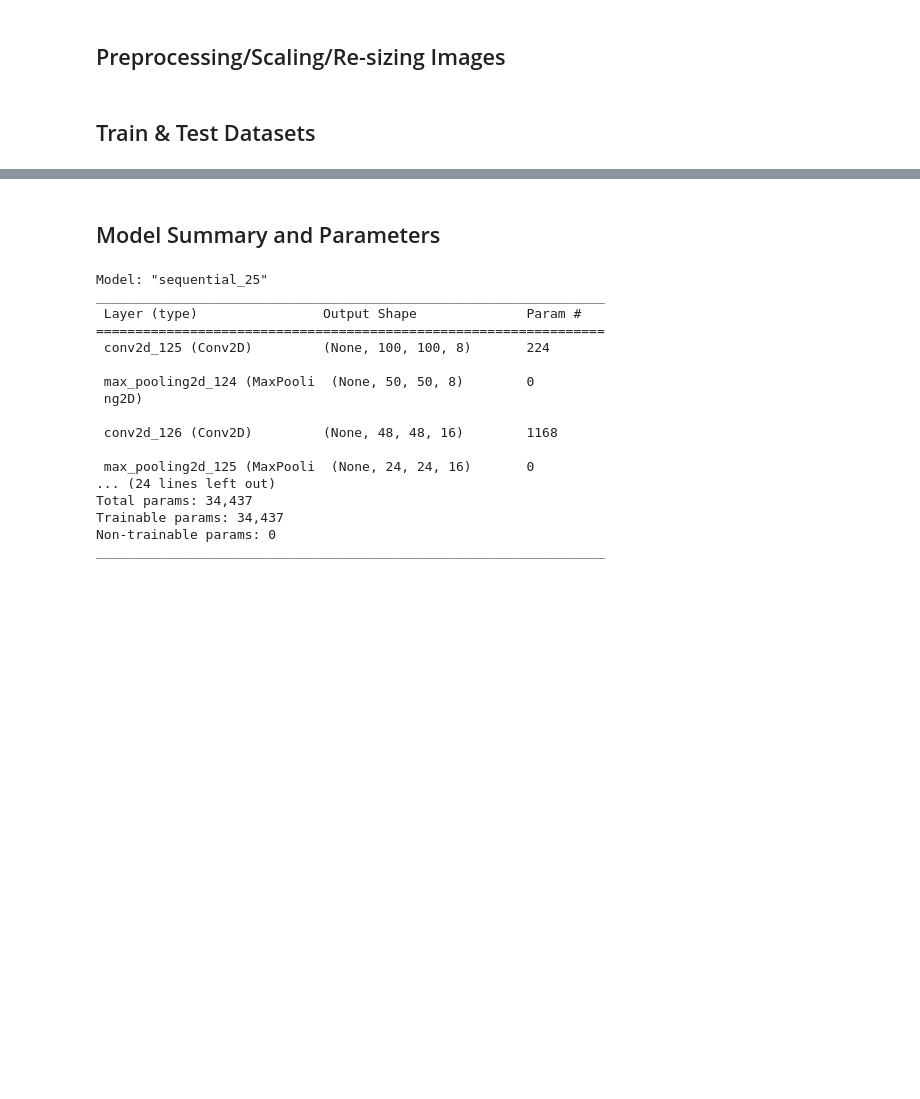
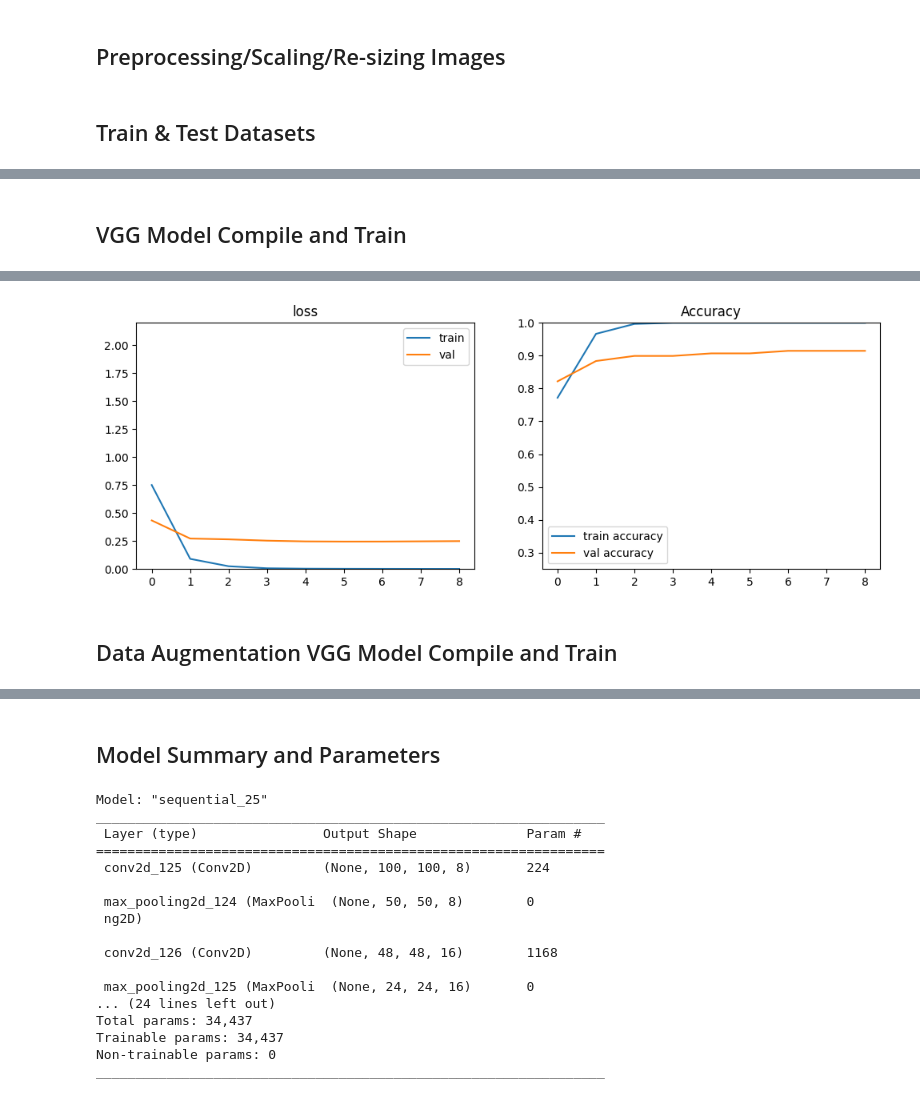
Before and after one commit to Matuschkalulu/traffic_signs, a Jupyter notebook: mjatheendran_base_model.ipynb, the cells around one changed output, grey strips where cells are left out. Drawn from its saved outputs; the diff is of its cells as text; code cells hidden in the pictures; blank space fills up the shorter version.

```diff
--- a/mjatheendran_base_model.ipynb
+++ b/mjatheendran_base_model.ipynb
@@ -194,0 +167,19 @@ model=initialize_model()
+# %%
+def initialize_VGG_model():
+
+    base_model= VGG16(weights='imagenet', input_shape=X_train_preproc[0,:,:].shape, include_top=False)
+    base_model.trainable=False
+    last_layer= base_model.output
+
+    x= Flatten()(last_layer)
+    x= Dense(1024, activation= 'relu')(x)
+    x= Dense(512, activation= 'relu')(x)
+    x= Dense(10, activation= 'relu')(x)
+    output= Dense(1, activation= 'sigmoid')(x)
+
+    model= Model(base_model.input, output)
+
+    model.compile(loss='binary_crossentropy',
+                optimizer = Adam(learning_rate= 1e-4),
+                metrics=['accuracy'])
+    return model
@@ -221,0 +314,22 @@ Epoch 16/25
+# %% [markdown]
+## VGG Model Compile and Train
+# %%
+def train_VGG_model(model, X, y, validation_split, batch_size, patience):
+
+    es= EarlyStopping(patience=patience, restore_best_weights=True, monitor= 'val_accuracy')
+    history= model.fit(X, y, validation_split=validation_split, batch_size=batch_size, epochs=50, callbacks=[es],\
+                  verbose=1)
+    return model, history
+
+def model_VGG_evaluate(model, X, y):
+
+    score= model.evaluate(X, y)[1]
+    print(f"✅ Model evaluated, Accuracy: {round(score, 2)}")
+    return f'Test score= {score:.2f}'
+
+print(Fore.YELLOW + f"\nProcessing using VGG Model..." + Style.RESET_ALL)
+model= initialize_VGG_model()
+model, history= train_VGG_model(model, X_train_preproc, y_train, 0.3, 32, 2)
+plot_history(history)
+vgg_model_score= model_VGG_evaluate(model, X_test_preproc, y_test)
+# %% [output]
@@ -221,0 +356,3 @@ Epoch 16/25
+[figure, added]
+# %% [markdown]
+## Data Augmentation VGG Model Compile and Train
```
Also changed, not shown: parts of 30 cells of this notebook.
